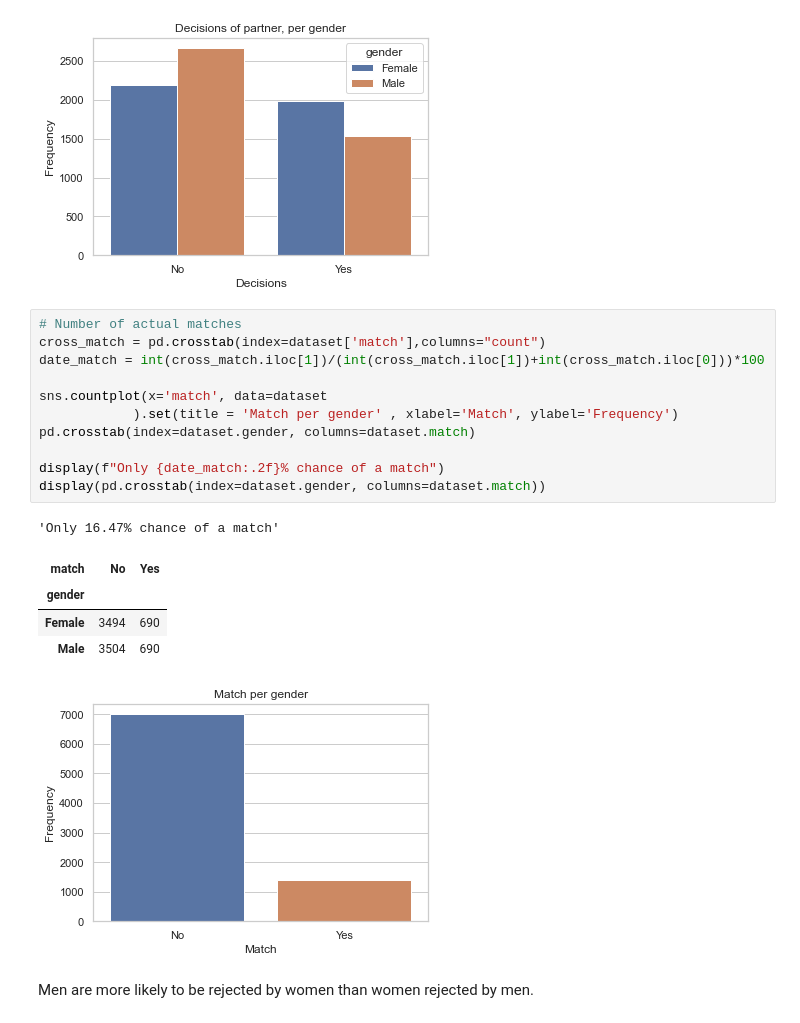
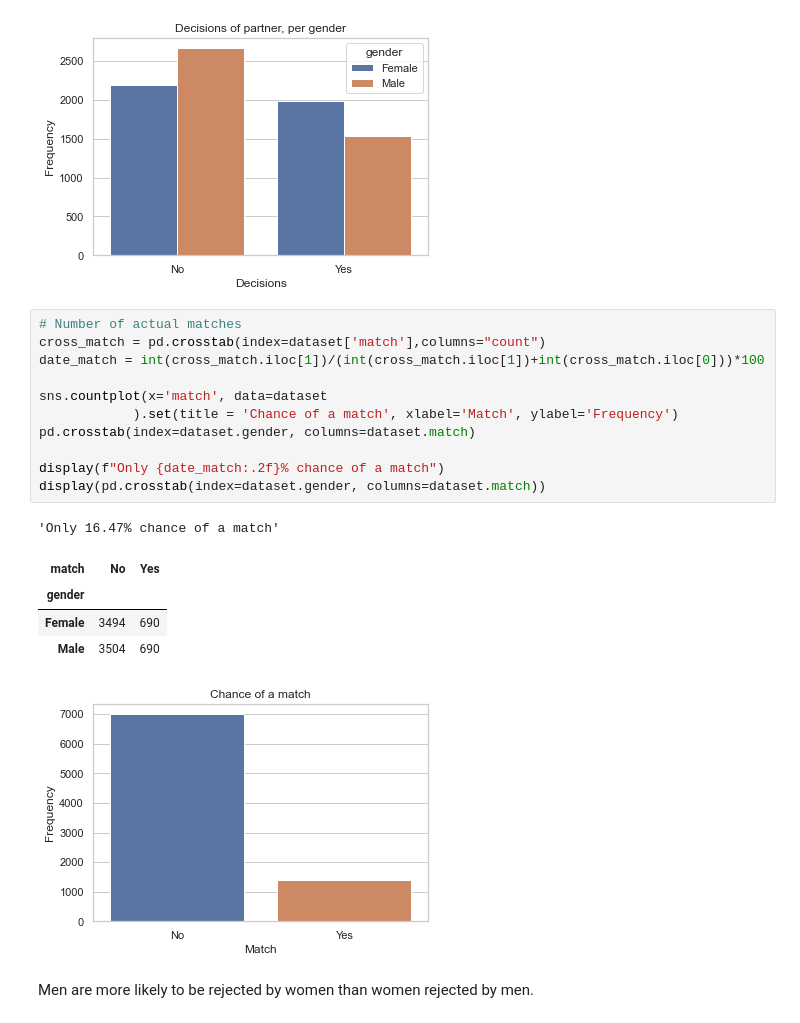
Before and after one commit to Ukratic/Jedha_fullstack, a Jupyter notebook: 2. Speed Dating/Speed_dating.ipynb, the cells around one changed output. Cells and saved outputs as stored; diff of their text form.

```diff
--- a/2. Speed Dating/Speed_dating.ipynb
+++ b/2. Speed Dating/Speed_dating.ipynb
@@ -201,21 +201,21 @@ plt.show()
 # %%
 # Number of actual matches
 cross_match = pd.crosstab(index=dataset['match'],columns="count")
 date_match = int(cross_match.iloc[1])/(int(cross_match.iloc[1])+int(cross_match.iloc[0]))*100
 
 sns.countplot(x='match', data=dataset
-            ).set(title = 'Match per gender' , xlabel='Match', ylabel='Frequency')
+            ).set(title = 'Chance of a match', xlabel='Match', ylabel='Frequency')
 pd.crosstab(index=dataset.gender, columns=dataset.match)
 
 display(f"Only {date_match:.2f}% chance of a match")
 display(pd.crosstab(index=dataset.gender, columns=dataset.match))
 # %% [output]
 'Only 16.47% chance of a match'
 | match | No | Yes |
 | gender |  |  |
 | Female | 3494 | 690 |
 | Male | 3504 | 690 |
-[figure, old version]
+[figure, new version]
 # %% [markdown]
 Men are more likely to be rejected by women than women rejected by men.
 # %%
```
Also changed, not shown: parts of 1 cell of this notebook, 3 other files.
